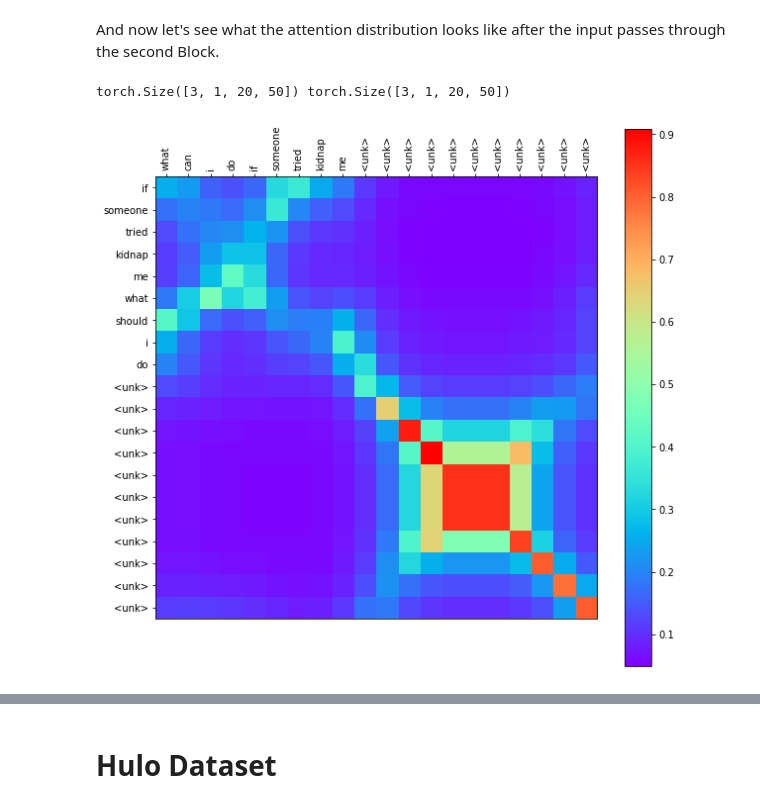
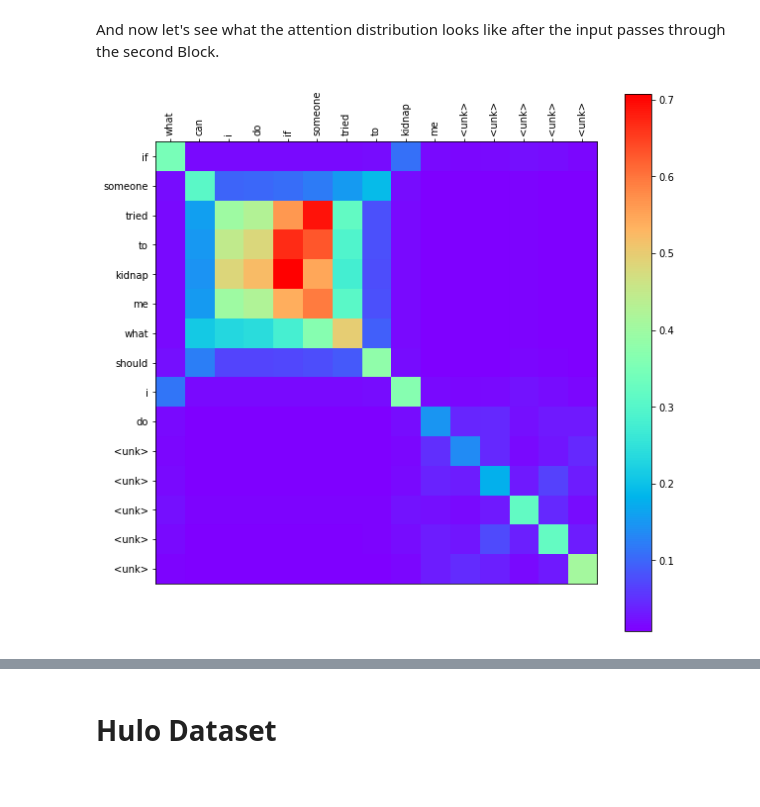
Before and after one commit to codykala/ABCNN, a Jupyter notebook: visualization.ipynb, the cells around one changed output, grey strips where cells are left out. Drawn from its saved outputs; the diff is of its cells as text; code cells hidden in the pictures.

```diff
--- a/visualization.ipynb
+++ b/visualization.ipynb
@@ -199,8 +171,8 @@ def generate_tick_labels(q1, q2, max_length=20):
     words2 = text_to_word_list(q2)
 
     # Remove stop words that are not in the word2vec vocabulary
-    words1 = list(filter(lambda s: s not in stops or s in word2vec.vocab, words1))
-    words2 = list(filter(lambda s: s not in stops or s in word2vec.vocab, words2))
+    words1 = list(filter(lambda s: s not in stops or s in word_vectors.vocab, words1))
+    words2 = list(filter(lambda s: s not in stops or s in word_vectors.vocab, words2))
 
     # Make the labels
     yticks = list(words1)
@@ -210,7 +182,7 @@ def generate_tick_labels(q1, q2, max_length=20):
 
     return xticks, yticks
 # %%
-def generate_heat_map(A, q1, q2):
+def generate_heat_map(A, q1, q2, max_length=20):
     """ Generates a heat map for the attention matrix.
 
         Args:
@@ -239,8 +211,8 @@ def generate_heat_map(A, q1, q2):
 
     # Plot the attention distribution
     plt.imshow(A, cmap='rainbow', interpolation='nearest')
-    plt.xticks(range(20), xticks, rotation=90)
-    plt.yticks(range(20), yticks)
+    plt.xticks(range(max_length), xticks, rotation=90)
+    plt.yticks(range(max_length), yticks)
     plt.colorbar()
     plt.show()
 # %%
@@ -287,0 +232,4 @@ A_1 = A_1.squeeze().detach().cpu().numpy()
+# %%
+# We'll need these to make the blocks
+max_length = config["model"]["max_length"]
+blocks_config = config["model"]["blocks"]
@@ -300,36 +274,29 @@ generate_heat_map(A_1[2], examples[2][0], examples[2][1])
 # %% [markdown]
 And now let's see what the attention distribution looks like after the input passes through the second Block.
-# %%
-# Initialize the sub-modules for the Block
-attn1_2 = ABCNN1Attention(50, 20, True, "manhattan")
-conv_2 = Convolution(50, 50, 3, 2)
-pool_2 = WidthAP(3)
-# attn1_2 = ABCNN2Attention(20, 3, "manhattan")
-
-# Load the pre-trained weights
-attn1_2.W1.data = model.state_dict().get("blocks.1.attn.W1")
-conv_2.conv.weight.data = model.state_dict().get("blocks.1.conv.conv.weight")
-conv_2.conv.bias.data = model.state_dict().get("blocks.1.conv.conv.bias")
-
-# Create the first ABCNN-1 Block
-block_2 = ABCNN1Block(attn1_2, conv_2, pool_2, dropout_rate=0.0)
-# block_1 = ABCNN2Block(conv_1, attn2_1)
-# block_1 = ABCNN3Block(attn1_1, conv_1, attn2_1).cuda()
-
-# Move to GPU if available
-block_2 = block_2.cuda() if USE_CUDA else block_2
-
-# Process the inputs
-print(x1_1.shape, x2_1.shape)
-x1_2, x2_2, a1_2, a2_2 = block_2(x1_1, x2_1)
-
-# Create the attention matrix
-A_2 = compute_attention_matrix(x1_2, x2_2, manhattan)
-A_2 = A_2.squeeze().detach().cpu().numpy()
-# %% [output]
-torch.Size([3, 1, 20, 50]) torch.Size([3, 1, 20, 50])
+# %%
+# Create the block
+block_2_config = blocks_config[1]
+block_2, output_size_2 = setup_block(max_length, block_2_config)
+block_2 = block_2.eval() # turn off dropout
+block_2 = block_2.cuda() if USE_CUDA else block_2
+
+# Overwrite the weights
+block_2_dict = block_2.state_dict()
+block_2_pretrained_dict = {}
+for k, v in model_dict.items():
+    if "blocks.1." in k:
+        key = k.replace("blocks.1.", "")
+        block_2_pretrained_dict[key] = v
+block_2.load_state_dict(block_2_pretrained_dict)
+
+# Process the inputs
+x1_2, x2_2, a1_2, a2_2 = block_2(x1_1, x2_1)
+
+# Create the attention matrix
+A_2 = compute_attention_matrix(x1_2, x2_2, euclidean)
+A_2 = A_2.squeeze().detach().cpu().numpy()
 # %%
-generate_heat_map(A_2[0], examples[0][0], examples[0][1])
+generate_heat_map(A_2[0], examples[0][0], examples[0][1], max_length=15)
 # %% [output]
-[figure, old version]
+[figure, new version]
 # %%
```
Also changed, not shown: parts of 38 cells of this notebook, 4 other files.
